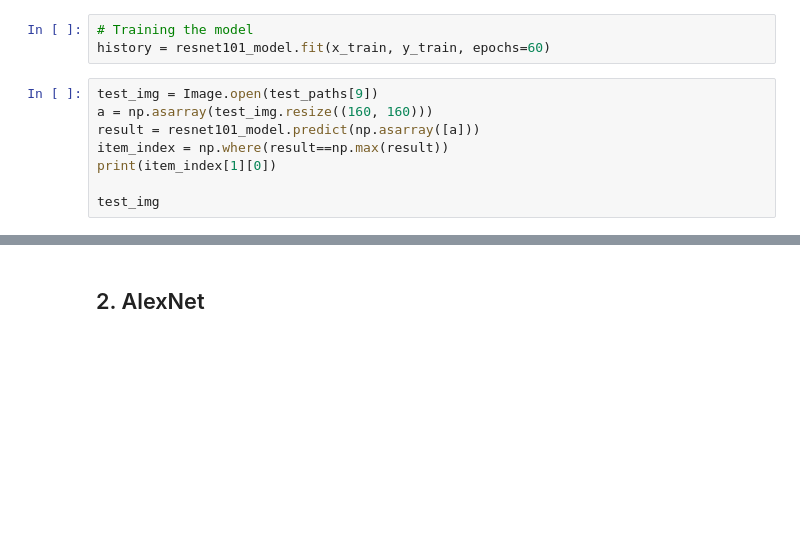
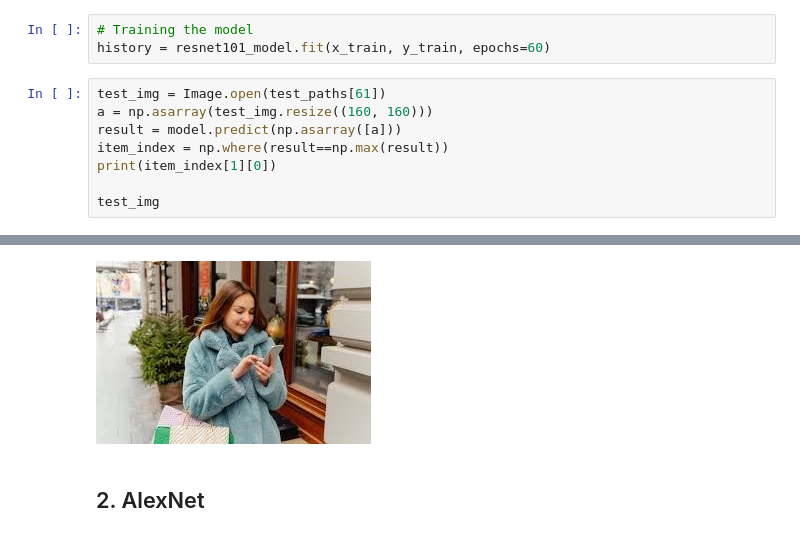
Before and after one commit to anhadh3101/HAR, a Jupyter notebook: HAR.ipynb, the cells around one changed output, grey strips where cells are left out. Saved outputs shown, nothing was run; the diff lists cells and outputs as text; blank space fills up the shorter version.

Commit message:
Initial implementation of custom model

```diff
--- a/HAR.ipynb
+++ b/HAR.ipynb
@@ -233,10 +294,11 @@ resnet101_model.summary()
 # Training the model
 history = resnet101_model.fit(x_train, y_train, epochs=60)
 # %%
-test_img = Image.open(test_paths[9])
+test_img = Image.open(test_paths[61])
 a = np.asarray(test_img.resize((160, 160)))
-result = resnet101_model.predict(np.asarray([a]))
+result = model.predict(np.asarray([a]))
 item_index = np.where(result==np.max(result))
 print(item_index[1][0])
 
 test_img
+# %% [output]
@@ -243,3 +307,4 @@ test_img
+[figure, added]
 # %% [markdown]
 ## 2. AlexNet
 # %%
```
Also changed, not shown: parts of 9 cells of this notebook.
